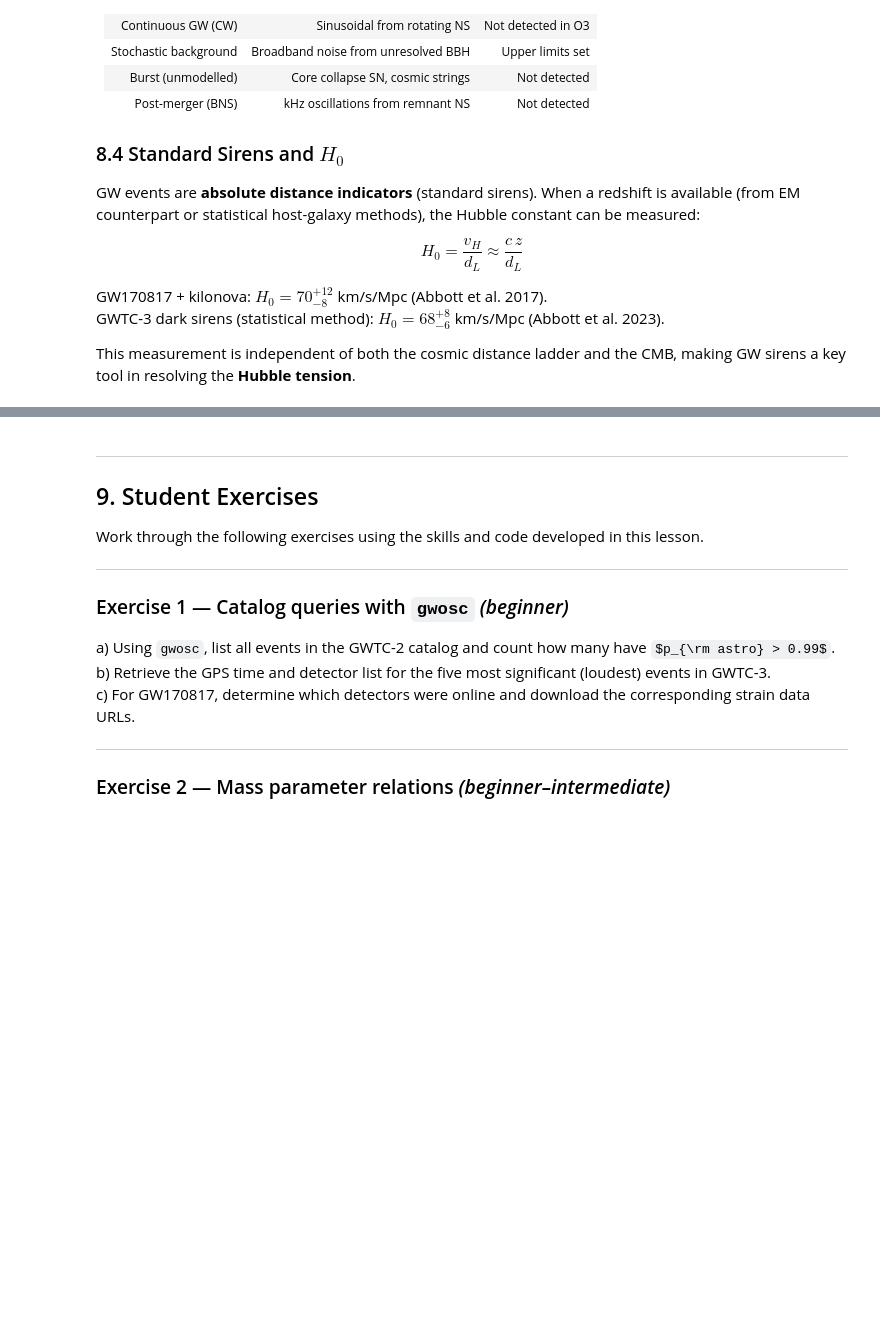
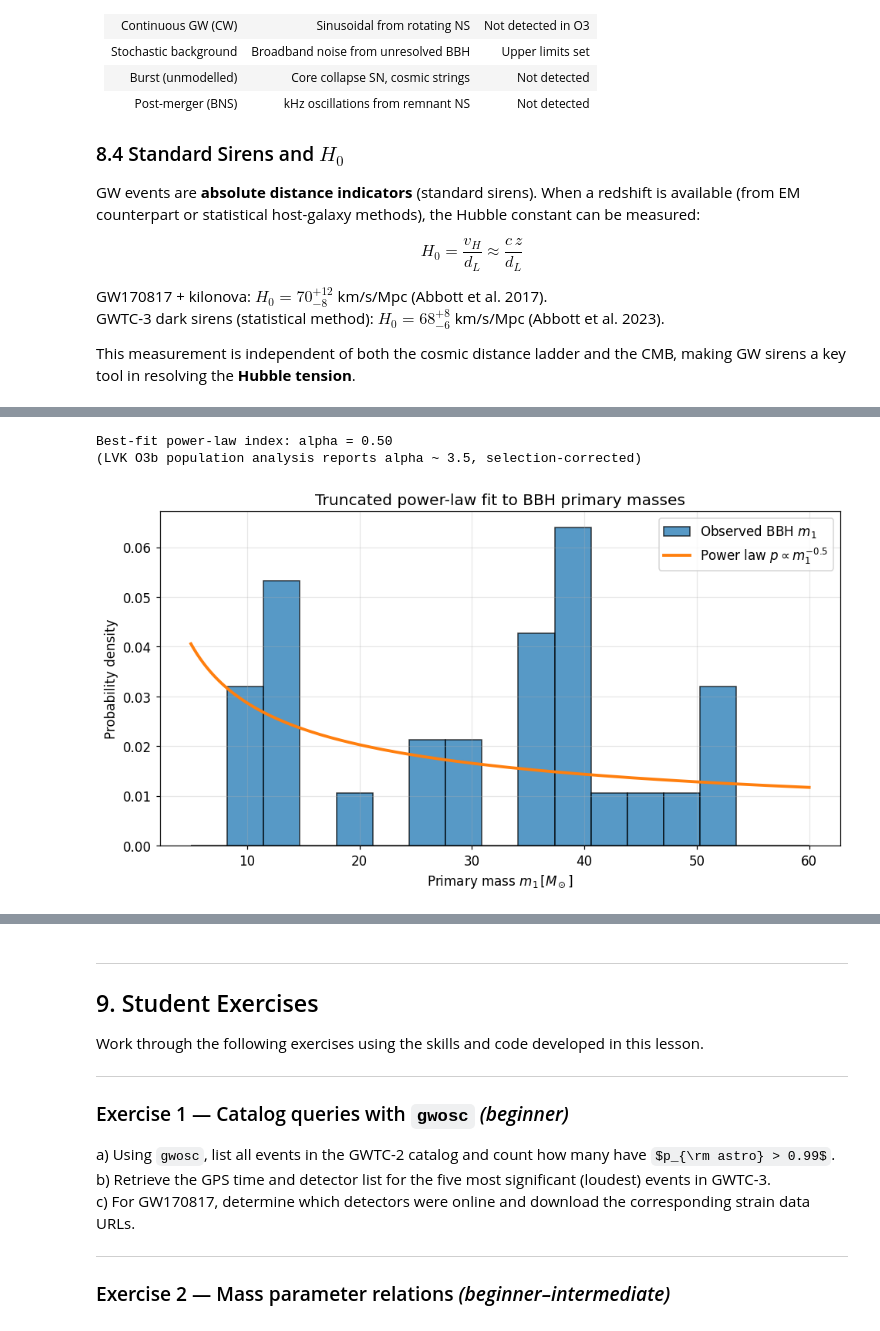
Before and after one commit to Daniel-534/gw-lvk-python-course, a Jupyter notebook: Course/Lesson_05_The_GWTC_Catalog_Exploring_Real_Events.ipynb, the cells around one changed output, grey strips where cells are left out. Drawn from its saved outputs; the diff is of its cells as text; code cells hidden in the pictures; some formulas as TeX source; blank space fills up the shorter version.

Commit message:
All errors fixed

```diff
--- a/Course/Lesson_05_The_GWTC_Catalog_Exploring_Real_Events.ipynb
+++ b/Course/Lesson_05_The_GWTC_Catalog_Exploring_Real_Events.ipynb
@@ -240,11 +282,21 @@ if HAS_GWOSC:
 # %%
 # ── 3.2 pycbc.catalog — build a Catalog object ────────────────────────────
 if HAS_PYCBC_CAT:
-    cat = pycbc_catalog.Catalog(source='gwtc-2')
+    cat = pycbc_catalog.Catalog(source='gwtc-2.1')
     print(f"pycbc GWTC-2 catalog: {len(cat)} events")
 
-    # Show available parameters for GW150914
-    m = cat['GW150914']
+    def get_merger(catalog, base_name):
+        for merger in catalog:
+            if hasattr(merger, 'name') and merger.name.startswith(base_name):
+                return merger
+
+        try:
+            return catalog[base_name]
+        except (KeyError, ValueError):
+            raise KeyError(f"'{base_name}' no encontrado. Disponibles: {[m.name for m in catalog][:5]}...")
+
+    m = get_merger(cat, 'GW150914')
+
     print("\nGW150914 median parameters:")
     print(f"  m1        = {m.median1d('mass1'):>6.2f} Msun")
     print(f"  m2        = {m.median1d('mass2'):>6.2f} Msun")
@@ -1129,48 +1266,69 @@ if HAS_PANDAS:
 # %%
 # ── 8.2  Simple power-law population model ────────────────────────────────
-#
-# Fit a truncated power law p(m1) ~ m1^{-alpha} to the primary masses
-# using a maximum-likelihood estimator (demonstration only — not selection-corrected).
-
 from scipy.optimize import minimize_scalar
 
-if HAS_PANDAS:
-    m1_bbh = df.loc[df['class'] == 'BBH', 'm1'].values
-    # Apply a mass cut to focus on the main BBH population
+if HAS_PANDAS and df is not None:
+    # Add classification if missing
+    if 'class' not in df.columns:
+        def classify_event(row):
+            m1, m2 = row['m1'], row['m2']
+            if m1 is None or m2 is None:
+                return 'unknown'
+            if m1 < 3.0 and m2 < 3.0:
+                return 'BNS'
+            if (m1 < 3.0 and m2 > 5.0) or (m2 < 3.0 and m1 > 5.0):
+                return 'NSBH'
+            if m1 > 5.0 and m2 > 5.0:
+                return 'BBH'
+            if m1 + m2 > 10.0:
+                return 'BBH'
+            return 'uncertain'
+        df['class'] = df.apply(classify_event, axis=1)
+
+    # Filter to BBH primary masses
+    m1_bbh = df.loc[df['class'] == 'BBH', 'm1'].dropna().values
     m1_fit = m1_bbh[(m1_bbh > 5) & (m1_bbh < 60)]
+
+    if len(m1_fit) < 5:
+        print("Warning: insufficient BBH events for fit. Using all m1 > 5 Msun.")
+        m1_fit = df['m1'].dropna().values
+        m1_fit = m1_fit[(m1_fit > 5) & (m1_fit < 60)]
 
     def neg_log_like_powerlaw(alpha, m, mmin=5.0, mmax=60.0):
         """Negative log-likelihood for truncated power law."""
-        if alpha == 1.0:
+        if np.isclose(alpha, 1.0):
             norm = np.log(mmax / mmin)
         else:
             norm = (mmax**(1-alpha) - mmin**(1-alpha)) / (1 - alpha)
         return -np.sum(-alpha * np.log(m) - np.log(norm))
 
     result = minimize_scalar(neg_log_like_powerlaw,
                              bounds=(0.5, 5.0), method='bounded',
                              args=(m1_fit,))
     alpha_hat = result.x
     print(f"Best-fit power-law index: alpha = {alpha_hat:.2f}")
-    print(f"(LVK O3b population analysis reports alpha ~ 3.5, corrected for selection)")
+    print("(LVK O3b population analysis reports alpha ~ 3.5, selection-corrected)")
 
     # Plot
     fig, ax = plt.subplots(figsize=(9, 5))
     bins_pl = np.linspace(5, 60, 18)
-    counts, _, _ = ax.hist(m1_fit, bins=bins_pl, density=True,
-                           color='C0', edgecolor='k', alpha=0.75, label='Observed BBH $m_1$')
+    ax.hist(m1_fit, bins=bins_pl, density=True,
+            color='C0', edgecolor='k', alpha=0.75, label='Observed BBH $m_1$')
     m_range = np.linspace(5, 60, 200)
-    # Normalised power law
     denom = (60**(1-alpha_hat) - 5**(1-alpha_hat)) / (1-alpha_hat)
     pl_fit = m_range**(-alpha_hat) / denom
     ax.plot(m_range, pl_fit, 'C1-', lw=2.5,
             label=fr'Power law $p\propto m_1^{{-{alpha_hat:.1f}}}$')
     ax.set(xlabel=r'Primary mass $m_1\,[M_\odot]$',
            ylabel='Probability density',
            title='Truncated power-law fit to BBH primary masses')
     ax.legend()
     plt.tight_layout()
     plt.show()
+# %% [output]
+Best-fit power-law index: alpha = 0.50
+(LVK O3b population analysis reports alpha ~ 3.5, selection-corrected)
+[figure, added]
 # %%
 # ── 8.4  Standard siren H0 estimator (toy demonstration) ─────────────────
 #
```
Also changed, not shown: parts of 24 cells of this notebook.
